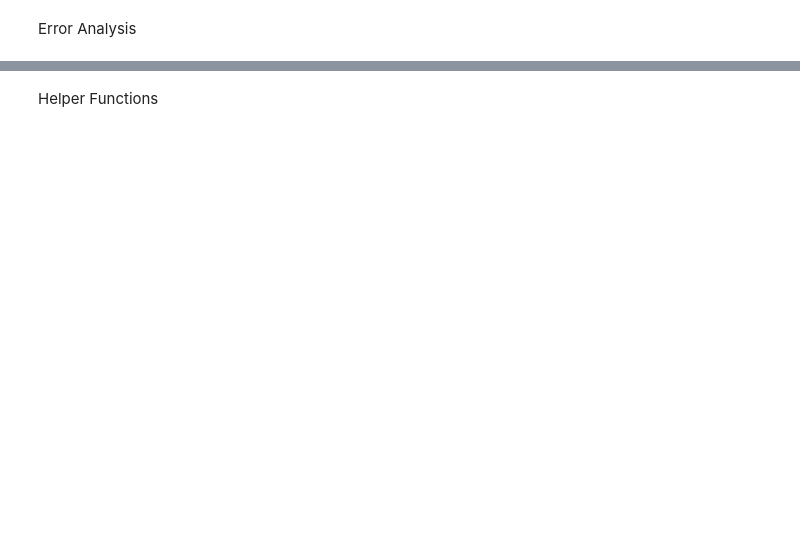
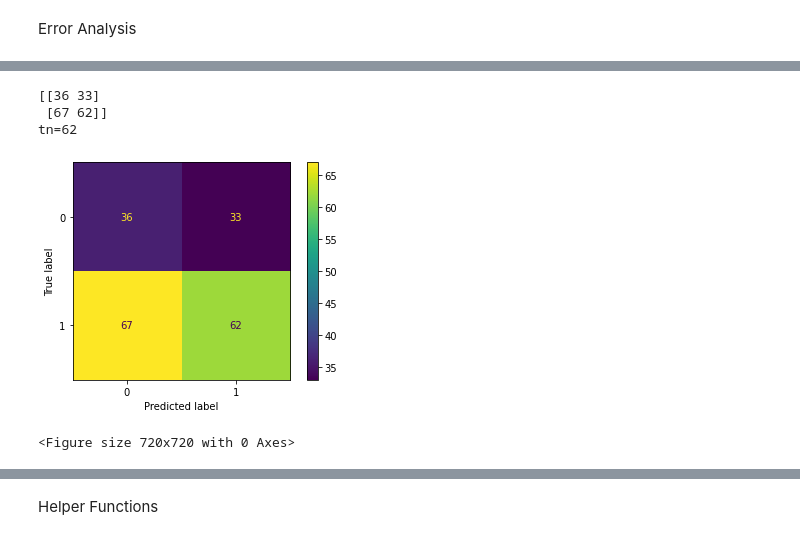
Before and after one commit to beaubadilla/faker-classifier, a Jupyter notebook: ensemble.ipynb, the cells around one changed output, grey strips where cells are left out. Cells and saved outputs as stored; diff of their text form; code cells hidden in the pictures; blank space fills up the shorter version.

```diff
--- a/ensemble.ipynb
+++ b/ensemble.ipynb
@@ -311,0 +928,2 @@ print(f"The F1 Score for the XGB model on the test set  is: {xgb_test_f1_score *
+# %%
+feature_importance_scores = xgb.best_estimator_[1][1].feature_importances_
@@ -311,0 +968,13 @@ print(f"The F1 Score for the XGB model on the test set  is: {xgb_test_f1_score *
+# %%
+# rf_pipeline[0] is the preprocessor object, which has the function get_feature_names_out
+# encoded_features = rf_pipeline[0].get_feature_names_out()
+# xgb.best_estimator_[0].get_feature_names()
+encoded_features = xgb.best_estimator_[0].get_feature_names_out()
+foo = {}
+for i, f in enumerate(encoded_features):
+    # print(f"{i}:{f} has a feature importance score={feature_importance_scores[i]}")
+    # foo[{str(f).split("cat__")[1]}] = feature_importance_scores[i]
+    foo_name = f'{i}_{str(f).split("cat__")[1]}'
+    foo[foo_name] = feature_importance_scores[i]
+foo = {k: v for k, v in sorted(foo.items(), key=lambda item: item[1], reverse=True)}
+foo
@@ -525,4 +1239,4 @@ print_pandas_reset()
 Error Analysis
 # %%
 from sklearn.metrics import confusion_matrix, ConfusionMatrixDisplay
-xgb = joblib.load("C:\\Users\\Beau\\Desktop\\ML\\faker\\models\\rf_1.pkl")
+rf = joblib.load("C:\\Users\\Beau\\Desktop\\ML\\faker\\models\\rf_5.pkl")
@@ -529,11 +1259,18 @@ xgb = joblib.load("C:\\Users\\Beau\\Desktop\\ML\\faker\\models\\rf_1.pkl")
 # %%
-predictions = xgb.predict(X_test)
-cm = confusion_matrix(y_test, predictions)
+predictions = rf.predict(X_test)
+cm = confusion_matrix(y_true=y_test, y_pred=predictions)
 print(cm)
 tn, fp, fn, tp = cm.ravel()
+print(f"tn={tp}")
 display = ConfusionMatrixDisplay(confusion_matrix=cm, display_labels=rf.classes_)
 display.plot()
 plt.figure(figsize=(10,10))
 plt.show()
+# %% [output]
+[[36 33]
+ [67 62]]
+tn=62
+[figure, added]
+<Figure size 720x720 with 0 Axes>
 # %%
 from sklearn.metrics import classification_report
```
Also changed, not shown: parts of 62 cells of this notebook, 3 other files.
